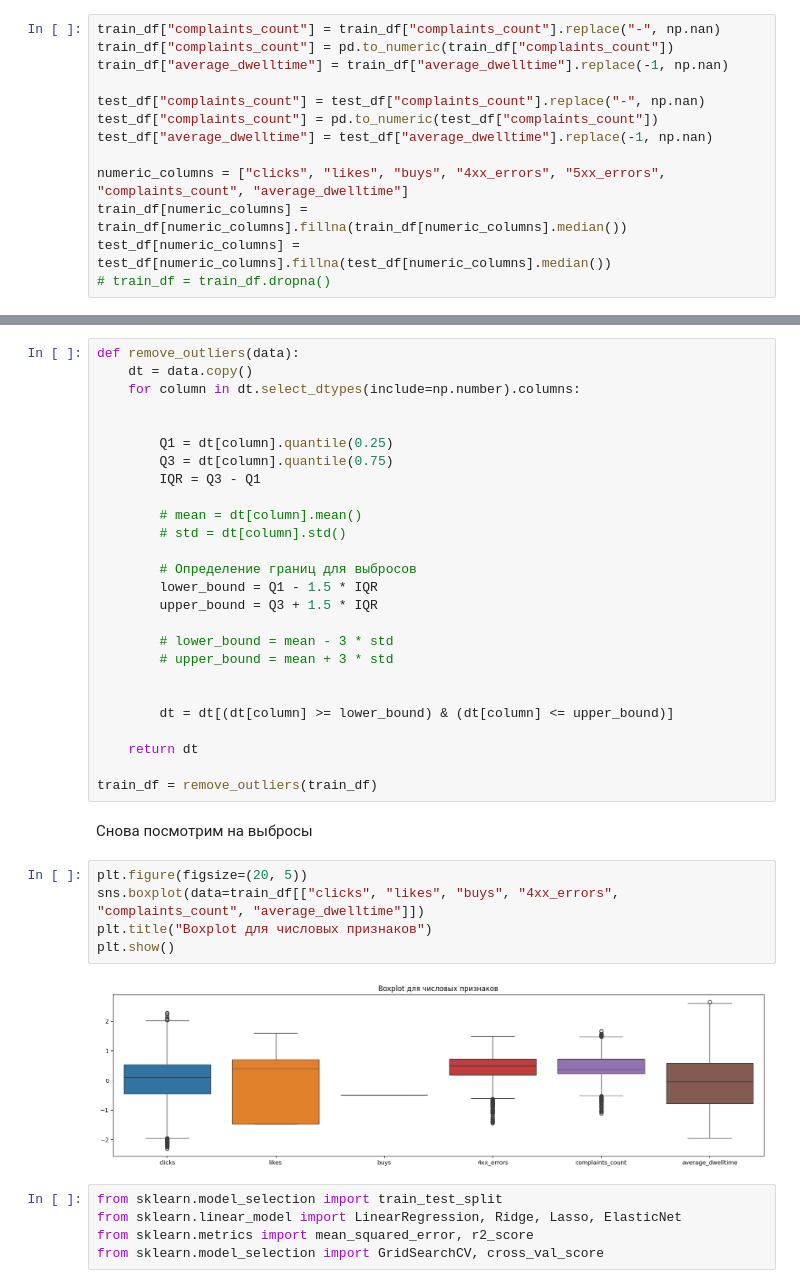
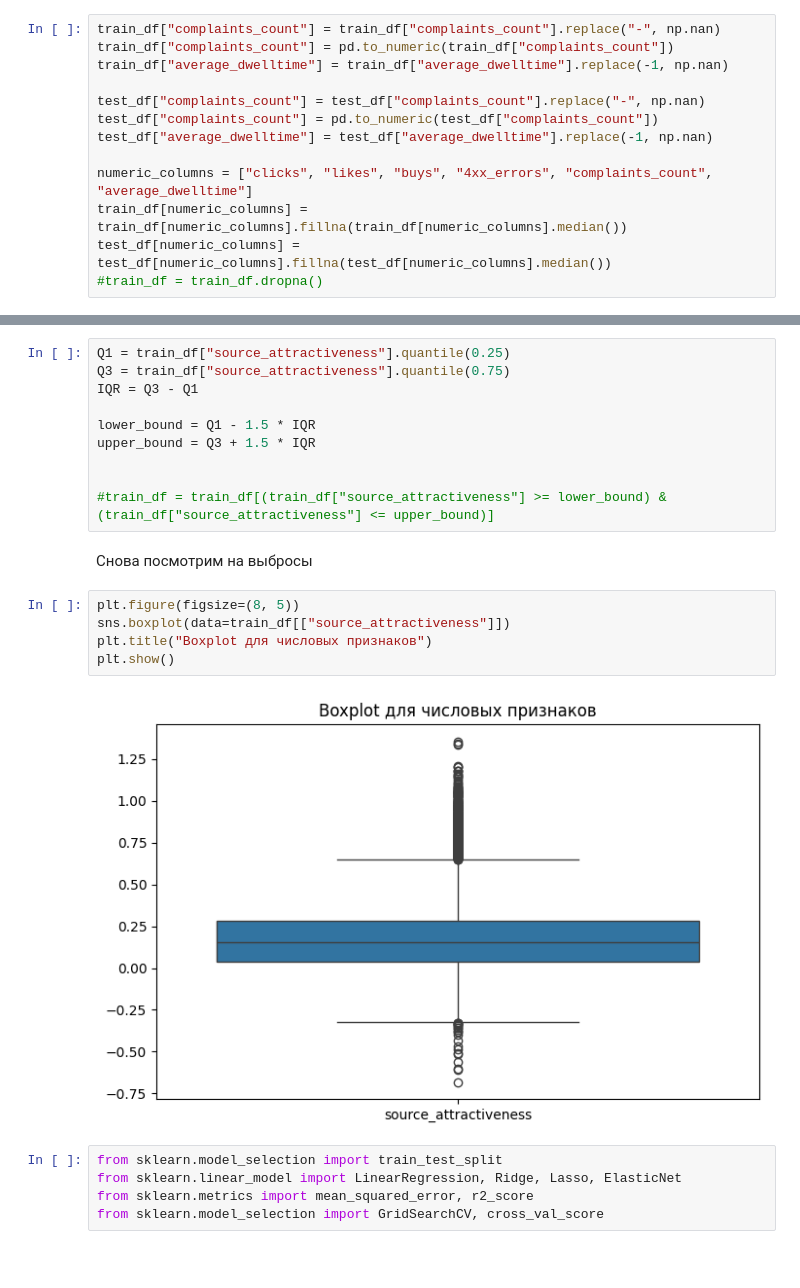
Before and after one commit to anastasia-nemkova/ML_labs, a Jupyter notebook: lab2/SubmitExample.ipynb, the cells around one changed output, grey strips where cells are left out. Saved outputs shown, nothing was run; the diff lists cells and outputs as text; blank space fills up the shorter version.

```diff
--- a/lab2/SubmitExample.ipynb
+++ b/lab2/SubmitExample.ipynb
@@ -87,10 +87,10 @@ test_df["complaints_count"] = test_df["complaints_count"].replace("-", np.nan)
 test_df["complaints_count"] = pd.to_numeric(test_df["complaints_count"])
 test_df["average_dwelltime"] = test_df["average_dwelltime"].replace(-1, np.nan)
 
-numeric_columns = ["clicks", "likes", "buys", "4xx_errors", "5xx_errors", "complaints_count", "average_dwelltime"]
+numeric_columns = ["clicks", "likes", "buys", "4xx_errors", "complaints_count", "average_dwelltime"]
 train_df[numeric_columns] = train_df[numeric_columns].fillna(train_df[numeric_columns].median())
 test_df[numeric_columns] = test_df[numeric_columns].fillna(test_df[numeric_columns].median())
-# train_df = train_df.dropna()
+#train_df = train_df.dropna()
 # %% [markdown]
 Приведем все к целочисленному типу.
 # %%
@@ -320,40 +305,24 @@ plt.show()
 # %% [markdown]
 Удалим выбросы
 # %%
-def remove_outliers(data):
-    dt = data.copy()
-    for column in dt.select_dtypes(include=np.number).columns:
+Q1 = train_df["source_attractiveness"].quantile(0.25)
+Q3 = train_df["source_attractiveness"].quantile(0.75)
+IQR = Q3 - Q1
+
+lower_bound = Q1 - 1.5 * IQR
+upper_bound = Q3 + 1.5 * IQR
 
 
-        Q1 = dt[column].quantile(0.25)
-        Q3 = dt[column].quantile(0.75)
-        IQR = Q3 - Q1
-
-        # mean = dt[column].mean()
-        # std = dt[column].std()
-
-        # Определение границ для выбросов
-        lower_bound = Q1 - 1.5 * IQR
-        upper_bound = Q3 + 1.5 * IQR
-
-        # lower_bound = mean - 3 * std
-        # upper_bound = mean + 3 * std
-
-
-        dt = dt[(dt[column] >= lower_bound) & (dt[column] <= upper_bound)]
-
-    return dt
-
-train_df = remove_outliers(train_df)
+#train_df = train_df[(train_df["source_attractiveness"] >= lower_bound) & (train_df["source_attractiveness"] <= upper_bound)]
 # %% [markdown]
 Снова посмотрим на выбросы
 # %%
-plt.figure(figsize=(20, 5))
-sns.boxplot(data=train_df[["clicks", "likes", "buys", "4xx_errors", "complaints_count", "average_dwelltime"]])
+plt.figure(figsize=(8, 5))
+sns.boxplot(data=train_df[["source_attractiveness"]])
 plt.title("Boxplot для числовых признаков")
 plt.show()
 # %% [output]
-[figure, old version]
+[figure, new version]
 # %%
 from sklearn.model_selection import train_test_split
 from sklearn.linear_model import LinearRegression, Ridge, Lasso, ElasticNet
```
Also changed, not shown: parts of 8 cells of this notebook.
